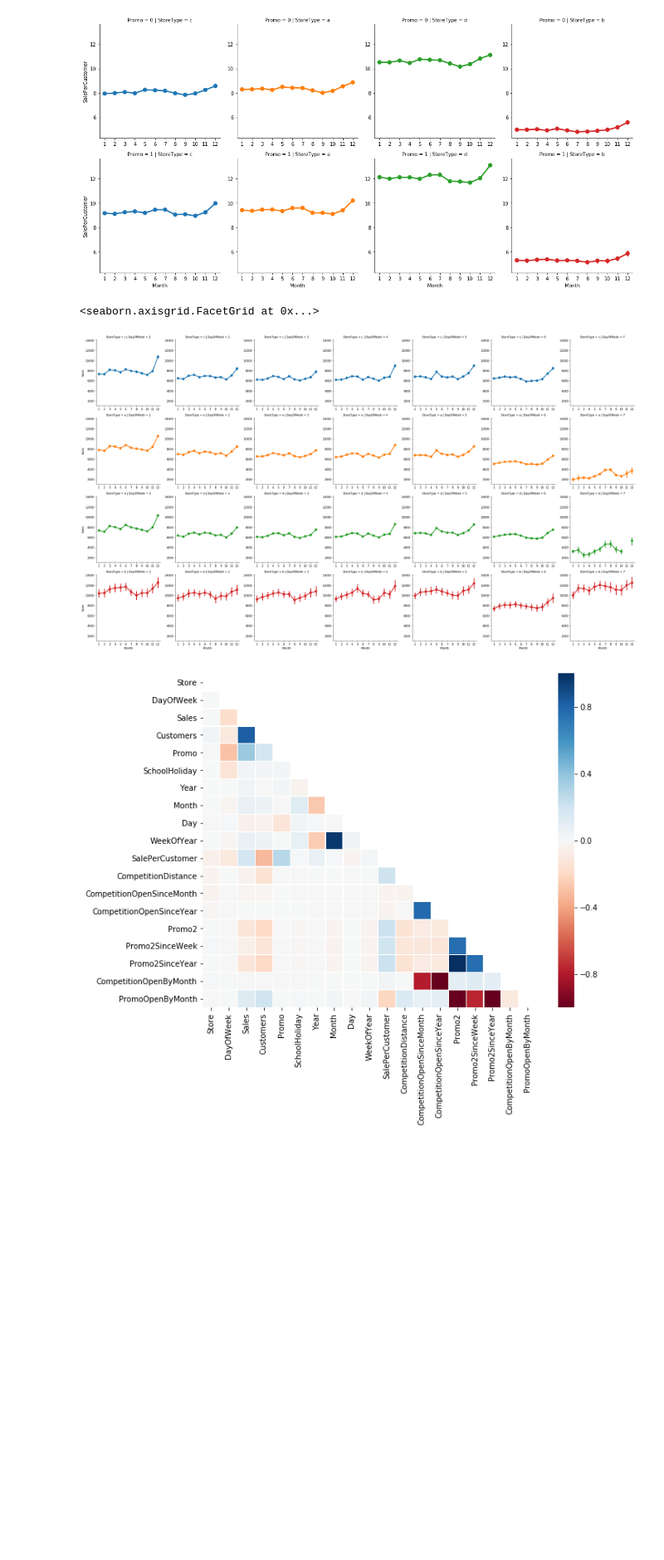
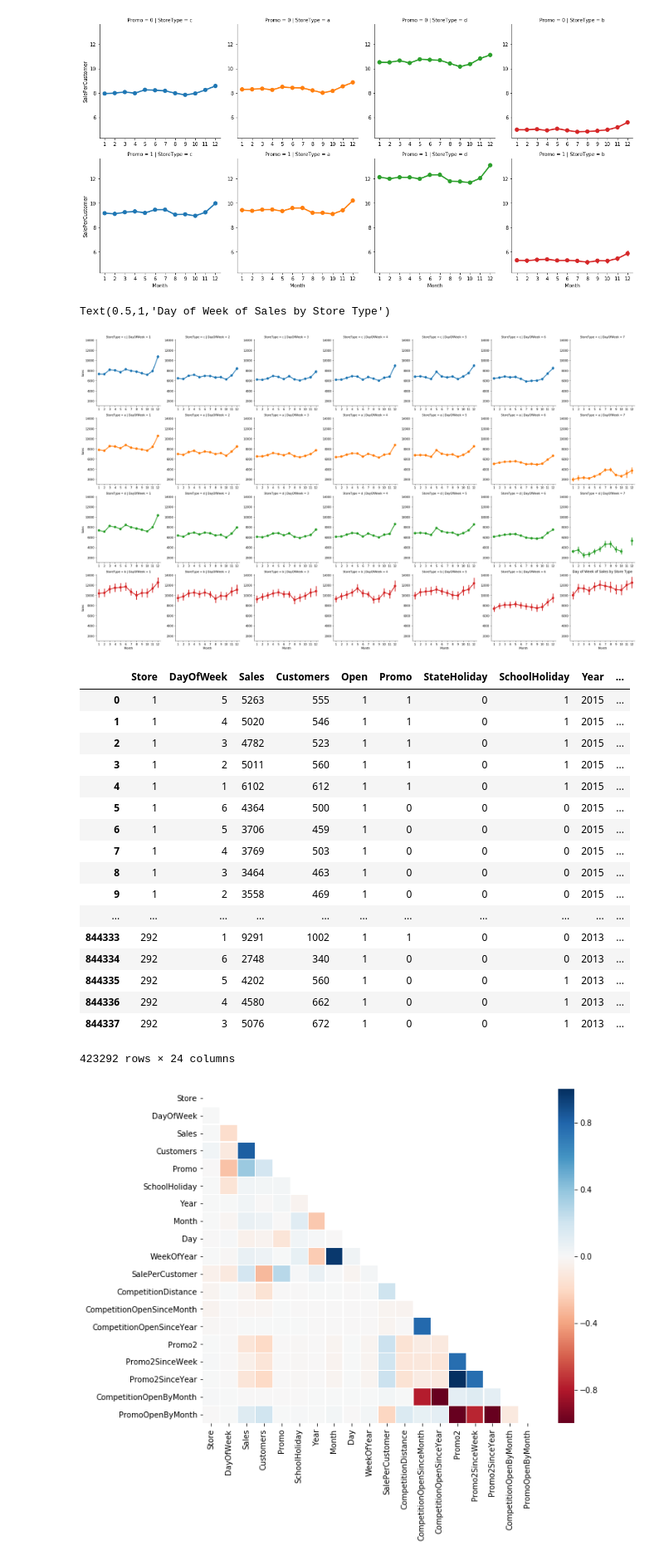
Before and after one commit to cuthlo/springboard, a Jupyter notebook: capstone_project2/EDA.ipynb, the cells around one changed output. Shown: that part at 83% size. Drawn from its saved outputs; the diff is of its cells as text; code cells hidden in the pictures; blank space fills up the shorter version.

```diff
--- a/capstone_project2/EDA.ipynb
+++ b/capstone_project2/EDA.ipynb
@@ -322,8 +338,9 @@ sns.factorplot(data = df_train_store, x = 'Month', y = "Sales",
                col = 'DayOfWeek',
                hue = 'StoreType',
                row = 'StoreType')
+plt.title('Day of Week of Sales by Store Type')
 # %% [output]
-<seaborn.axisgrid.FacetGrid at 0x...>
+Text(0.5,1,'Day of Week of Sales by Store Type')
 [figure]
 # %%
 #Convert the CompetitionOpenSinceMonth and CompetitionOpenSinceYear into months only
@@ -331,6 +348,27 @@ sns.factorplot(data = df_train_store, x = 'Month', y = "Sales",
 df_train_store['CompetitionOpenByMonth'] = 12 * (df_train_store.Year - df_train_store.CompetitionOpenSinceYear) + (df_train_store.Month - df_train_store.CompetitionOpenSinceMonth)
 
 df_train_store['PromoOpenByMonth'] = 12 * (df_train_store.Year - df_train_store.Promo2SinceYear) + (df_train_store.WeekOfYear - df_train_store.Promo2SinceWeek) / 4.35
+# %%
+df_train_store[df_train_store['PromoOpenByMonth'] > 5000]
+# %% [output]
+|  | Store | DayOfWeek | Sales | Customers | Open | Promo | StateHoliday | SchoolHoliday | Year | ... |
+| 0 | 1 | 5 | 5263 | 555 | 1 | 1 | 0 | 1 | 2015 | ... |
+| 1 | 1 | 4 | 5020 | 546 | 1 | 1 | 0 | 1 | 2015 | ... |
+| 2 | 1 | 3 | 4782 | 523 | 1 | 1 | 0 | 1 | 2015 | ... |
+| 3 | 1 | 2 | 5011 | 560 | 1 | 1 | 0 | 1 | 2015 | ... |
+| 4 | 1 | 1 | 6102 | 612 | 1 | 1 | 0 | 1 | 2015 | ... |
+| 5 | 1 | 6 | 4364 | 500 | 1 | 0 | 0 | 0 | 2015 | ... |
+| 6 | 1 | 5 | 3706 | 459 | 1 | 0 | 0 | 0 | 2015 | ... |
+| 7 | 1 | 4 | 3769 | 503 | 1 | 0 | 0 | 0 | 2015 | ... |
+| 8 | 1 | 3 | 3464 | 463 | 1 | 0 | 0 | 0 | 2015 | ... |
+| 9 | 1 | 2 | 3558 | 469 | 1 | 0 | 0 | 0 | 2015 | ... |
+| ... | ... | ... | ... | ... | ... | ... | ... | ... | ... | ... |
+| 844333 | 292 | 1 | 9291 | 1002 | 1 | 1 | 0 | 0 | 2013 | ... |
+| 844334 | 292 | 6 | 2748 | 340 | 1 | 0 | 0 | 0 | 2013 | ... |
+| 844335 | 292 | 5 | 4202 | 560 | 1 | 0 | 0 | 1 | 2013 | ... |
+| 844336 | 292 | 4 | 4580 | 662 | 1 | 0 | 0 | 1 | 2013 | ... |
+| 844337 | 292 | 3 | 5076 | 672 | 1 | 0 | 0 | 1 | 2013 | ... |
+423292 rows × 24 columns
 # %%
 #Using a heatmap to show the correlation between features
 
```
Also changed, not shown: parts of 7 cells of this notebook, 1 other file.
